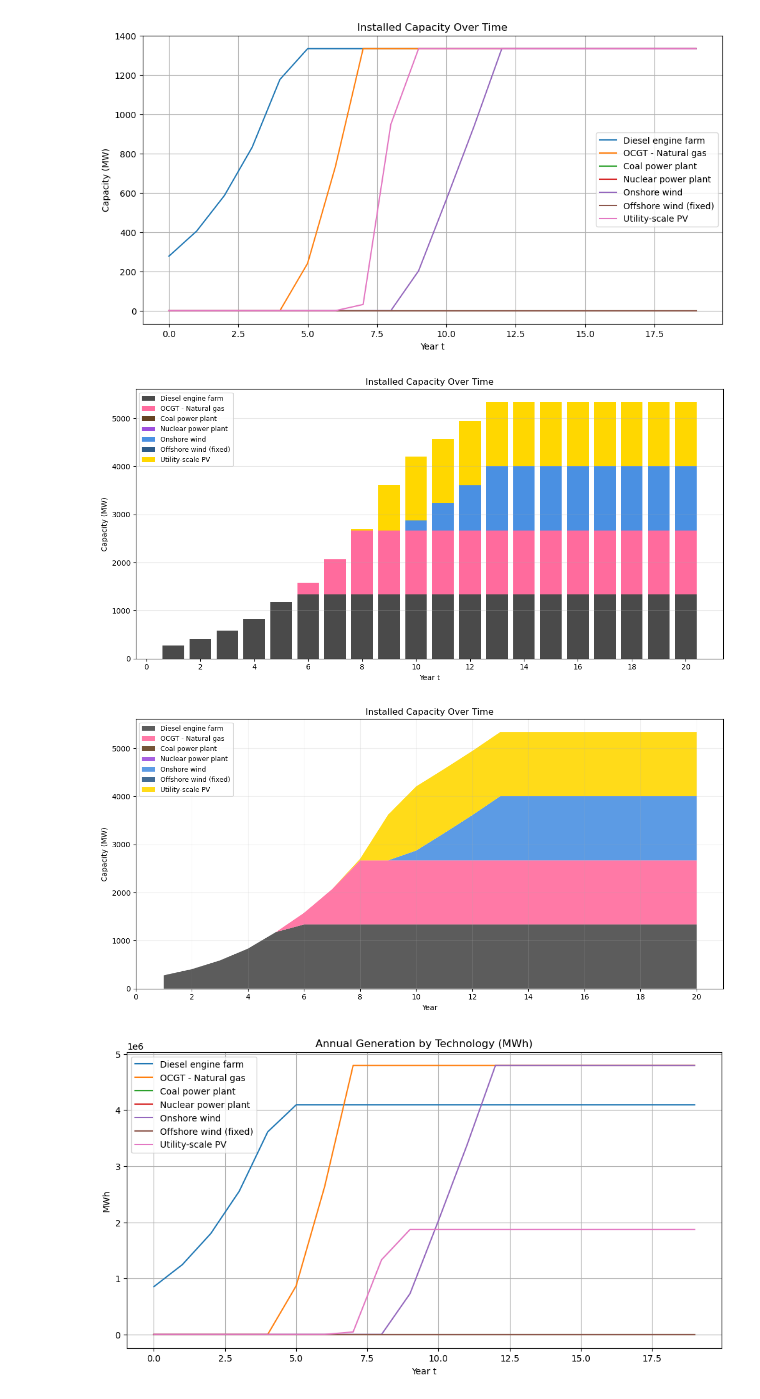
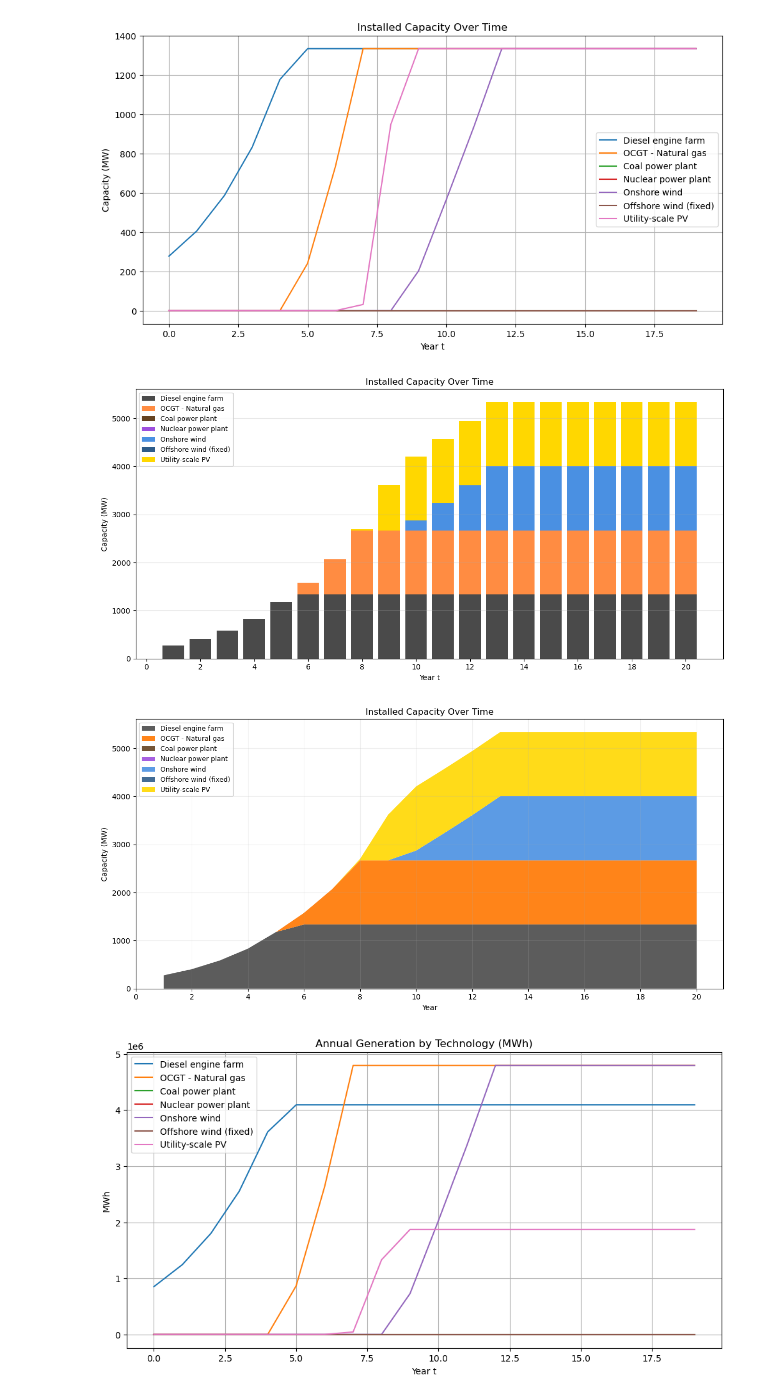
Before and after one commit to jnasw/46750_Assignment2, a Jupyter notebook: model_2.ipynb, the cells around one changed output. Drawn from its saved outputs; the diff is of its cells as text; code cells hidden in the pictures.

```diff
--- a/model_2.ipynb
+++ b/model_2.ipynb
@@ -478,10 +482,10 @@ cap_plot = {tech: [capacity[tech,t].X for t in time_periods]
 
 # Define intuitive colors for each technology
 tech_colors = {
-    'Gas turbine (simple cycle)': '#FF8C42',      # Orange (gas)
+    'Gas turbine (simple cycle)': '#FF6B9D',      # Orange (gas)
     'Natural gas engine plant': '#E63946',        # Red (gas)
     'Diesel engine farm': '#4A4A4A',              # Dark gray (diesel/oil)
-    'OCGT - Natural gas': '#FF6B9D',              # Pink (gas)
+    'OCGT - Natural gas': '#FF8C42',              # Pink (gas)
     'Coal power plant': '#654321',                # Brown (coal)
     'Nuclear power plant': '#9D4EDD',             # Purple (nuclear)
     'Onshore wind': '#4A90E2',                    # Blue (wind)
@@ -509,7 +513,7 @@ plt.grid(True, axis='y', alpha=0.3)
 plt.tight_layout()
 plt.show()
 # %% [output]
-[figure, old version]
+[figure, new version]
 # %%
 import matplotlib.pyplot as plt
 import numpy as np
@@ -520,39 +524,39 @@ cap_plot = {tech: [capacity[tech,t].X for t in time_periods]
 
 # Define intuitive colors for each technology
 tech_colors = {
-    'Gas turbine (simple cycle)': '#FF8C42',      # Orange (gas)
+    'Gas turbine (simple cycle)': "#E877FF",      # Orange (gas)
     'Natural gas engine plant': '#E63946',        # Red (gas)
     'Diesel engine farm': '#4A4A4A',              # Dark gray (diesel/oil)
-    'OCGT - Natural gas': '#FF6B9D',              # Pink (gas)
+    'OCGT - Natural gas': "#FF7700",              # Pink (gas)
     'Coal power plant': '#654321',                # Brown (coal)
     'Nuclear power plant': '#9D4EDD',             # Purple (nuclear)
     'Onshore wind': '#4A90E2',                    # Blue (wind)
     'Offshore wind (fixed)': '#2E5C8A',           # Dark blue (wind)
     'Utility-scale PV': '#FFD700',                # Yellow/gold (solar)
 }
 
 plt.figure(figsize=(12,6))
 
 display_periods = [t + 1 for t in time_periods]
 
 # Convert to arrays for stackplot
 tech_list = list(cap_plot.keys())
 values = [cap_plot[tech] for tech in tech_list]
 colors = [tech_colors.get(tech, '#CCCCCC') for tech in tech_list]
 
 # Create stacked area plot
 plt.stackplot(display_periods, values, labels=tech_list, colors=colors, alpha=0.9)
 
 plt.title("Installed Capacity Over Time")
 plt.xlabel("Year")
 plt.xticks(range(0, 21, 2))
 plt.ylabel("Capacity (MW)")
 plt.legend(loc='upper left', fontsize=9)
 plt.grid(True, alpha=0.2)
 plt.tight_layout()
 plt.show()
 # %% [output]
-[figure, old version]
+[figure, new version]
 # %%
 gen_plot = {tech: [energy[tech,t].X for t in time_periods]
             for tech in tech_names}
```
Also changed, not shown: parts of 4 cells of this notebook.
